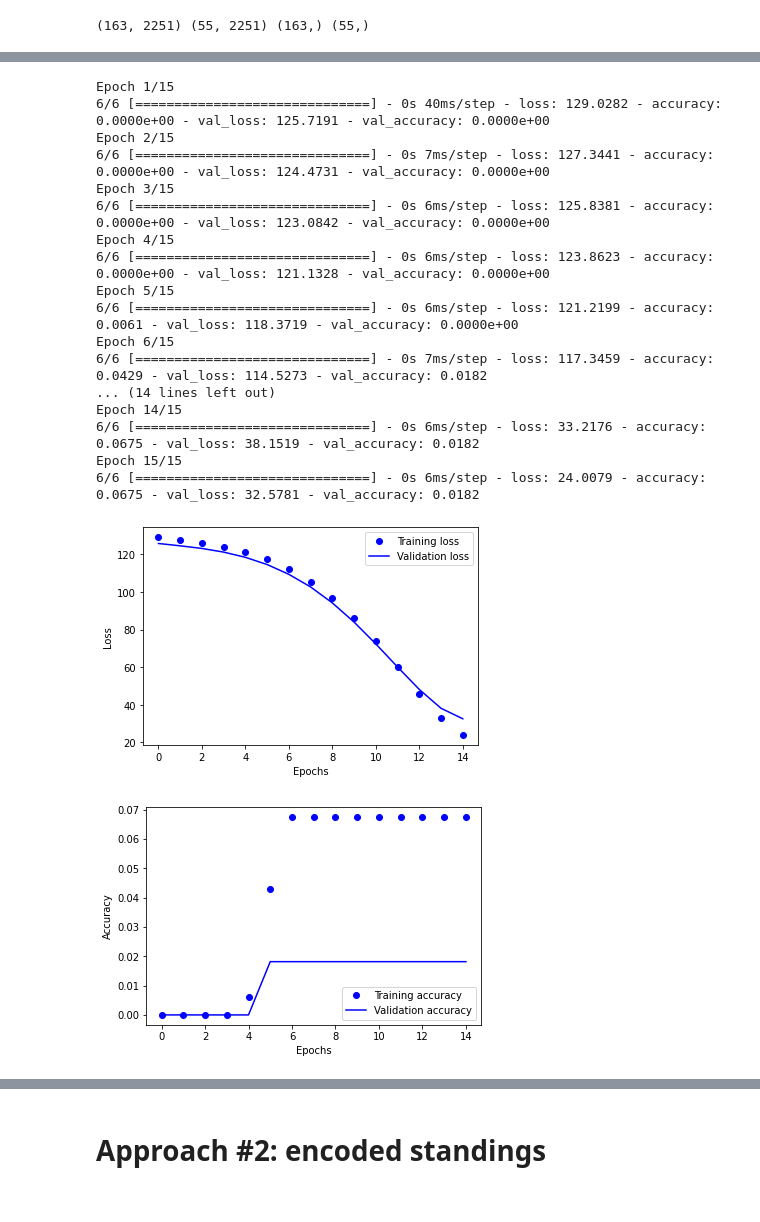
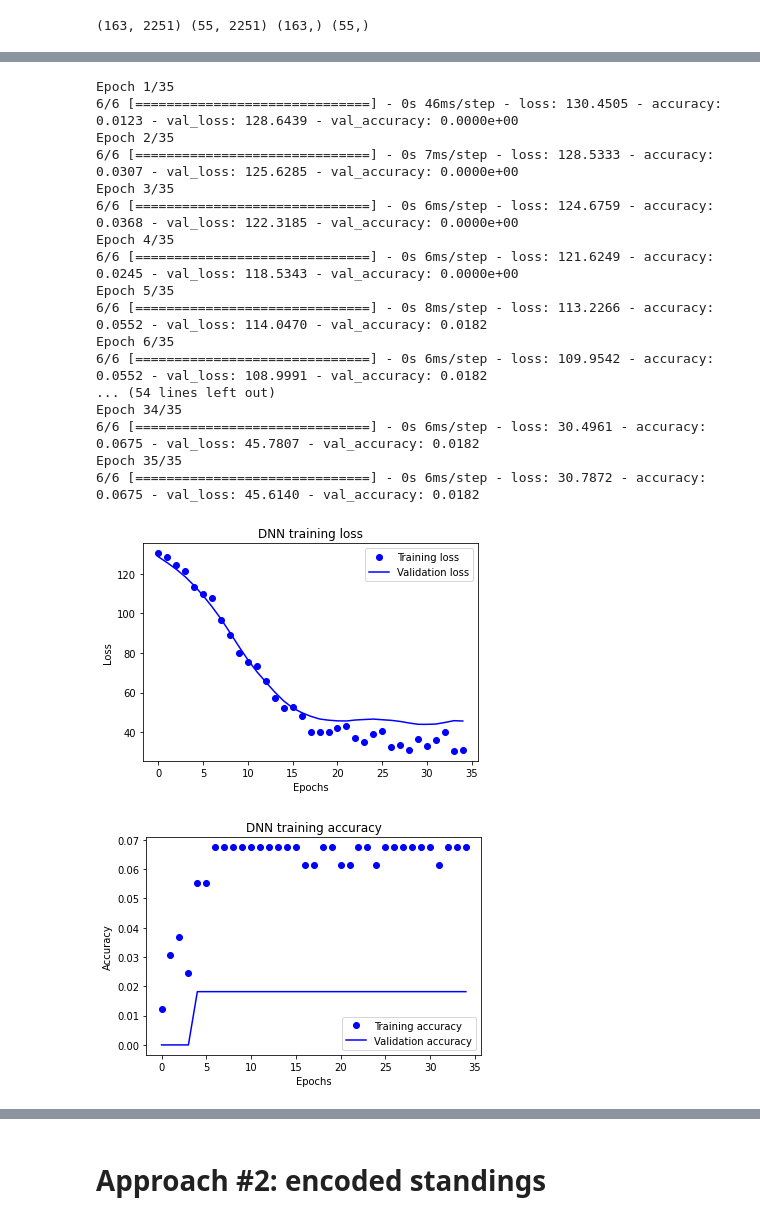
Before and after one commit to joshuadanielp/umn_fantasy_soccer, a Jupyter notebook: notebooks/research01.ipynb, the cells around one changed output, grey strips where cells are left out. Cells and saved outputs as stored; diff of their text form; code cells hidden in the pictures.

```diff
--- a/notebooks/research01.ipynb
+++ b/notebooks/research01.ipynb
@@ -279,10 +279,20 @@ print(X_train.shape, X_test.shape, y_train.shape, y_test.shape)
 
 tf.keras.backend.clear_session()
 model = Sequential()
-model.add(Dense(units=20, activation='relu', input_dim=X_train.shape[-1]))
-model.add(Dense(units=20, activation='relu'))
-model.add(Dense(units=20, activation='relu'))
-model.add(Dense(units=1))
+model.add(Dense(
+    units=20, activation='relu',
+    kernel_regularizer=tf.keras.regularizers.l2(0.1),
+    kernel_initializer="he_normal",
+    input_dim=X_train.shape[-1]))
+model.add(Dropout(rate=0.5))
+model.add(Dense(
+    units=20, activation='relu',
+    kernel_regularizer=tf.keras.regularizers.l2(0.1),
+    kernel_initializer="he_normal"))
+model.add(Dropout(rate=0.5))
+model.add(Dense(units=1,
+    kernel_regularizer=tf.keras.regularizers.l2(0.1),
+    kernel_initializer="he_normal"))
 model.summary()
 # %% [output]
 Model: "sequential"
@@ -311,48 +323,50 @@ model.compile(optimizer='adam',
 history = model.fit(
     X_train,
     y_train,
-    epochs=15,
+    epochs=35,
     shuffle=True,
     verbose=1,
     validation_data=(X_test, y_test)
 )
 # %% [output]
-Epoch 1/15
-6/6 [==============================] - 0s 40ms/step - loss: 129.0282 - accuracy: 0.0000e+00 - val_loss: 125.7191 - val_accuracy: 0.0000e+00
-Epoch 2/15
-6/6 [==============================] - 0s 7ms/step - loss: 127.3441 - accuracy: 0.0000e+00 - val_loss: 124.4731 - val_accuracy: 0.0000e+00
-Epoch 3/15
-6/6 [==============================] - 0s 6ms/step - loss: 125.8381 - accuracy: 0.0000e+00 - val_loss: 123.0842 - val_accuracy: 0.0000e+00
-Epoch 4/15
-6/6 [==============================] - 0s 6ms/step - loss: 123.8623 - accuracy: 0.0000e+00 - val_loss: 121.1328 - val_accuracy: 0.0000e+00
-Epoch 5/15
-6/6 [==============================] - 0s 6ms/step - loss: 121.2199 - accuracy: 0.0061 - val_loss: 118.3719 - val_accuracy: 0.0000e+00
-Epoch 6/15
-6/6 [==============================] - 0s 7ms/step - loss: 117.3459 - accuracy: 0.0429 - val_loss: 114.5273 - val_accuracy: 0.0182
-... (14 lines left out)
-Epoch 14/15
-6/6 [==============================] - 0s 6ms/step - loss: 33.2176 - accuracy: 0.0675 - val_loss: 38.1519 - val_accuracy: 0.0182
-Epoch 15/15
-6/6 [==============================] - 0s 6ms/step - loss: 24.0079 - accuracy: 0.0675 - val_loss: 32.5781 - val_accuracy: 0.0182
+Epoch 1/35
+6/6 [==============================] - 0s 46ms/step - loss: 130.4505 - accuracy: 0.0123 - val_loss: 128.6439 - val_accuracy: 0.0000e+00
+Epoch 2/35
+6/6 [==============================] - 0s 7ms/step - loss: 128.5333 - accuracy: 0.0307 - val_loss: 125.6285 - val_accuracy: 0.0000e+00
+Epoch 3/35
+6/6 [==============================] - 0s 6ms/step - loss: 124.6759 - accuracy: 0.0368 - val_loss: 122.3185 - val_accuracy: 0.0000e+00
+Epoch 4/35
+6/6 [==============================] - 0s 6ms/step - loss: 121.6249 - accuracy: 0.0245 - val_loss: 118.5343 - val_accuracy: 0.0000e+00
+Epoch 5/35
+6/6 [==============================] - 0s 8ms/step - loss: 113.2266 - accuracy: 0.0552 - val_loss: 114.0470 - val_accuracy: 0.0182
+Epoch 6/35
+6/6 [==============================] - 0s 6ms/step - loss: 109.9542 - accuracy: 0.0552 - val_loss: 108.9991 - val_accuracy: 0.0182
+... (54 lines left out)
+Epoch 34/35
+6/6 [==============================] - 0s 6ms/step - loss: 30.4961 - accuracy: 0.0675 - val_loss: 45.7807 - val_accuracy: 0.0182
+Epoch 35/35
+6/6 [==============================] - 0s 6ms/step - loss: 30.7872 - accuracy: 0.0675 - val_loss: 45.6140 - val_accuracy: 0.0182
 # %%
 history_dict = history.history
 
 plt.plot(history.epoch, history_dict['loss'], 'bo', label='Training loss')
 plt.plot(history.epoch, history_dict['val_loss'], 'b', label='Validation loss')
 plt.xlabel('Epochs')
 plt.ylabel('Loss')
 plt.legend()
+plt.title("DNN training loss")
 plt.show()
 
 plt.plot(history.epoch, history_dict['accuracy'], 'bo', label='Training accuracy')
 plt.plot(history.epoch, history_dict['val_accuracy'], 'b', label='Validation accuracy')
 plt.xlabel('Epochs')
 plt.ylabel('Accuracy')
 plt.legend()
+plt.title("DNN training accuracy")
 plt.show()
 # %% [output]
-[figure, old version]
+[figure, new version]
-[figure, old version]
+[figure, new version]
 # %%
 model_loss, model_accuracy = model.evaluate(X_test, y_test, verbose=2)
 print(f"Normal Neural Network - Loss: {model_loss}, Accuracy: {model_accuracy}")
```
Also changed, not shown: parts of 17 cells of this notebook.
